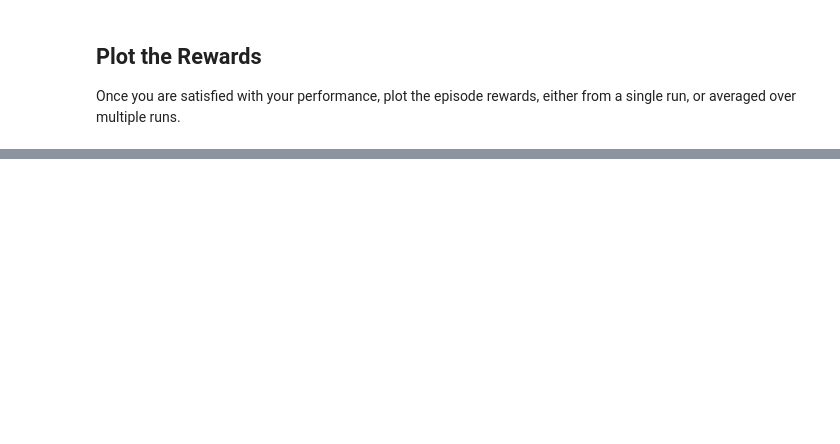
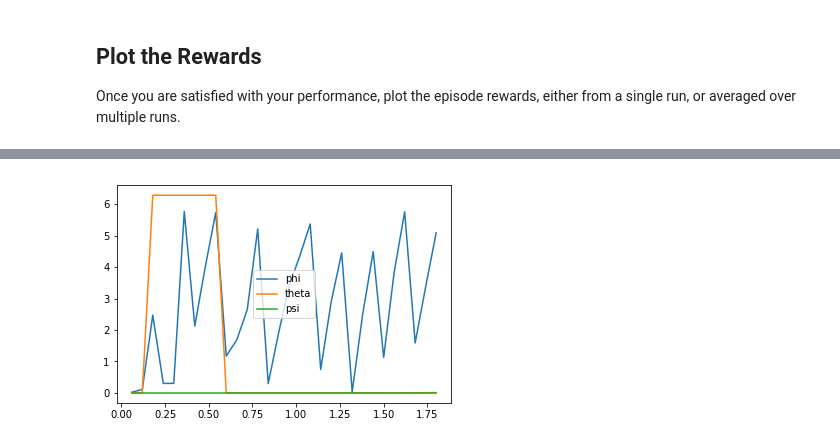
Before and after one commit to Zenardi/deep-learning, a Jupyter notebook: Quadcopter/Quadcopter_Project.ipynb, the cells around one changed output, grey strips where cells are left out. Cells and saved outputs as stored; diff of their text form; code cells hidden in the pictures; blank space fills up the shorter version.

```diff
--- a/Quadcopter/Quadcopter_Project.ipynb
+++ b/Quadcopter/Quadcopter_Project.ipynb
@@ -331,0 +354,12 @@ p1 = df.rolling(window=25).mean().plot(legend=False)
+# %%
+# Plot angular velocity for top result
+for iE, e in enumerate(resultIndices):
+    res = results[e]
+
+    plt.plot(res['time'], res['phi'], label='phi')
+    plt.plot(res['time'], res['theta'], label='theta')
+    plt.plot(res['time'], res['psi'], label='psi')
+    plt.legend()
+    _ = plt.ylim()
+# %% [output]
+[figure, added]
```
Also changed, not shown: parts of 21 cells of this notebook, 45 other files.
